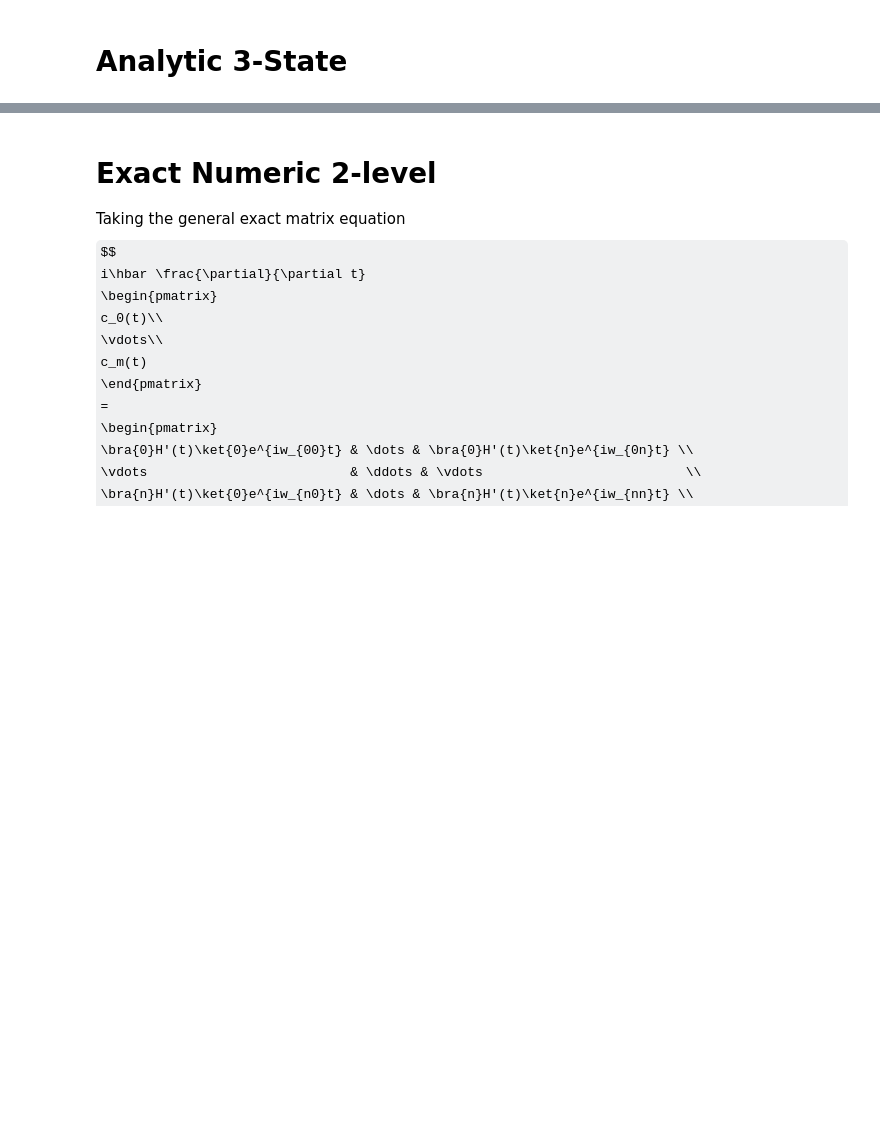
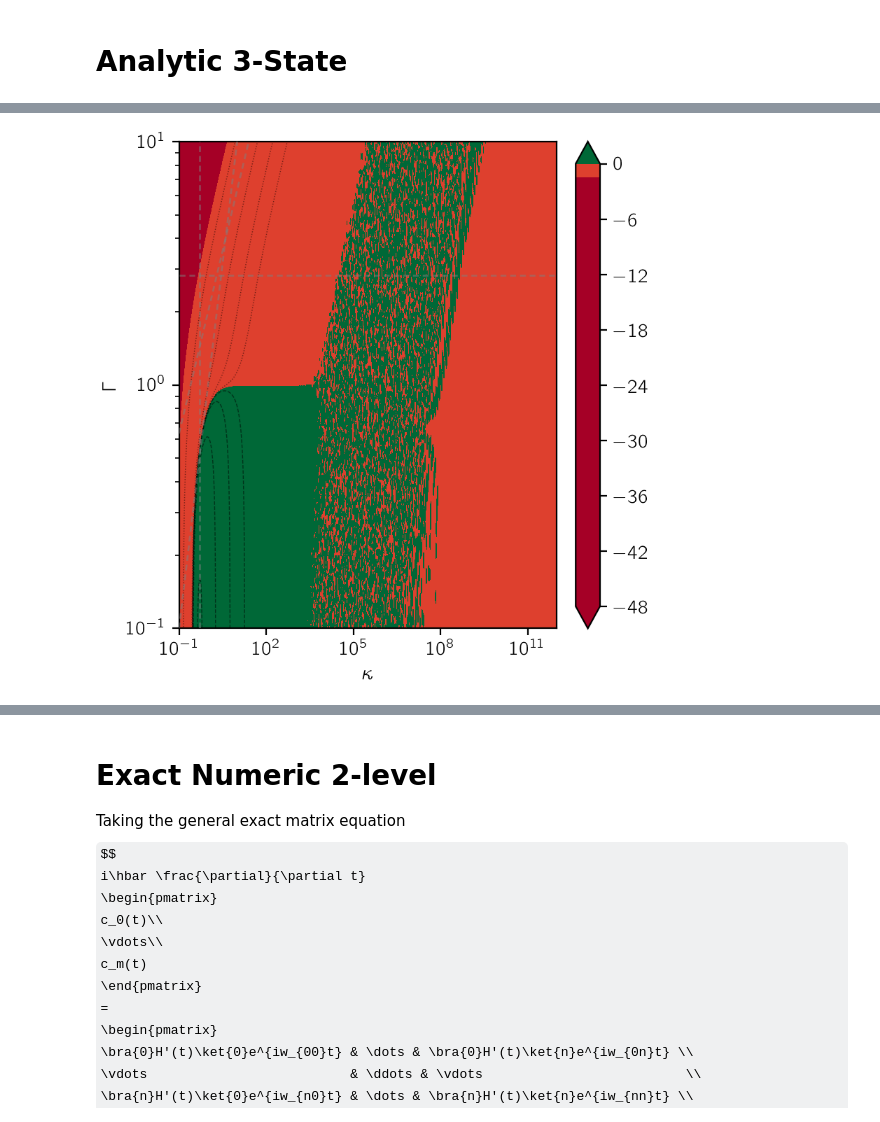
Before and after one commit to tomhepz/MolecularEnergyLevels, a Jupyter notebook: notebooks/rabi.ipynb, the cells around one changed output, grey strips where cells are left out. Saved outputs shown, nothing was run; the diff lists cells and outputs as text; code cells hidden in the pictures; some formulas as TeX source; blank space fills up the shorter version.

```diff
--- a/notebooks/rabi.ipynb
+++ b/notebooks/rabi.ipynb
@@ -314,3 +335,33 @@ fig.savefig('../images/3-level-phase.pdf')
+# %%
+fig, ax = plt.subplots(1,1,figsize=(4,4),constrained_layout=True)
+
+# Norm  = colors.Normalize(vmin=0, vmax=1, clip=True)
+
+# noted_levels=[0.00001,0.0001,0.001,0.01,0.1,0.5,0.9,0.99,0.999,0.9999,0.99999]
+# noted_levels=[0.9,0.99,0.999]
+
+# print(difference)
+
+
+ax.set_ylabel('$\Gamma$')
+ax.set_xlabel('$\kappa$')
+ax.set_xscale('log')
+ax.set_yscale('log')
+ax.set_xlim(10**k_exp_range[0],10**k_exp_range[1])
+ax.set_ylim(10**g_exp_range[0],10)
+cf = ax.contourf(ks,gs,difference,40,cmap='RdYlGn',alpha=1,vmin=-1,vmax=1, extend='both')
+CS1 = ax.contour(ks,gs,difference,[0.001,0.01,0.1,1], colors='k',linestyles='dashed',linewidths=0.5,alpha=0.5,zorder=20)
+CS1 = ax.contour(ks,gs,difference,[-1,-0.1,-0.01,-0.001], colors='k',linestyles='dotted',linewidths=0.5,alpha=0.5,zorder=20)
+
+ax.axhline(2**1.5,zorder=50,color='grey',linewidth=1,dashes=(3,2),alpha=0.5)
+ax.axvline(0.5,zorder=50,color='grey',linewidth=1,dashes=(3,2),alpha=0.5)
+ax.plot([10**k_exp_range[0],10**k_exp_range[1]],[2*(10**k_exp_range[0])**0.5,2*(10**k_exp_range[1])**0.5],zorder=100,color='grey',linewidth=1,dashes=(3,2),alpha=0.5)
+ax.plot([10**k_exp_range[0],10**k_exp_range[1]],[10**k_exp_range[0],10**k_exp_range[1]],zorder=100,color='grey',linewidth=1,dashes=(3,2),alpha=0.5)
+cbar = fig.colorbar(cf)
+
+# fig.savefig('../images/3-level-phase-error.pdf')
+# %% [output]
+[figure, added]
 # %%
 twice_average_fidelities[999,0]
 # %% [output]
```
Also changed, not shown: parts of 11 cells of this notebook, 43 other files.
